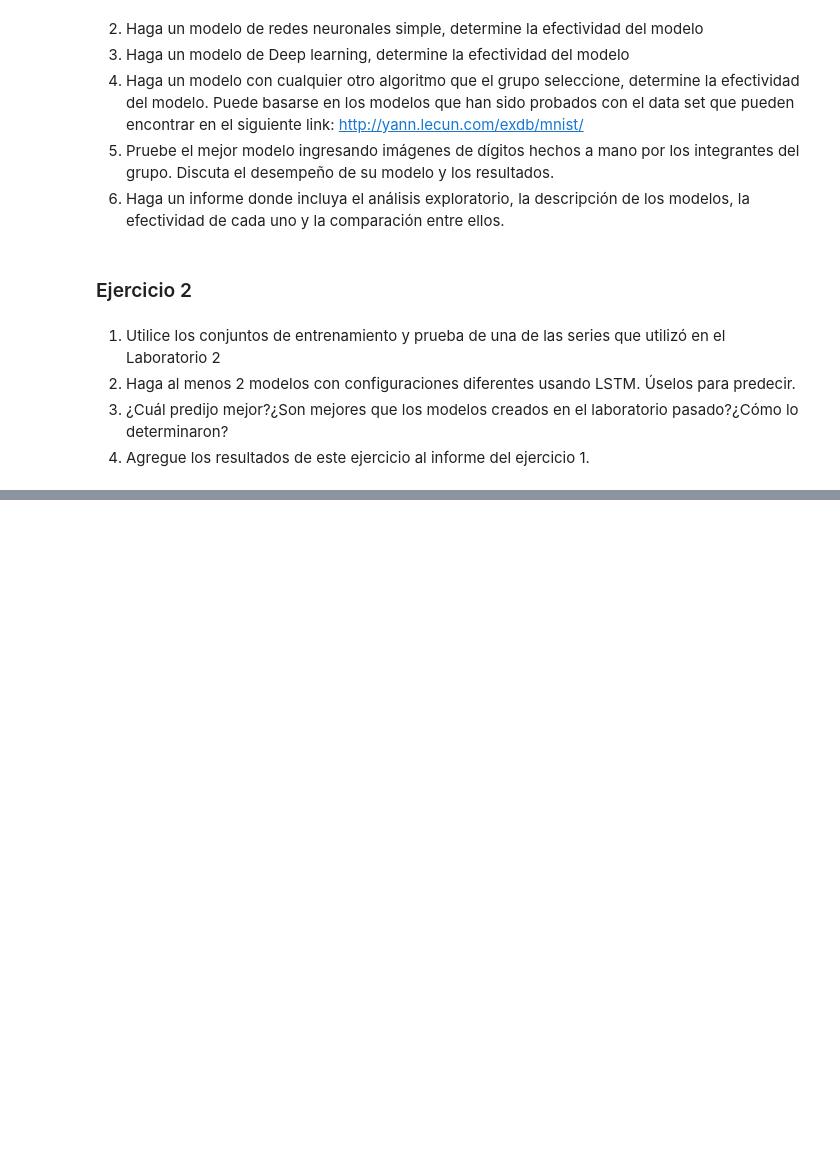
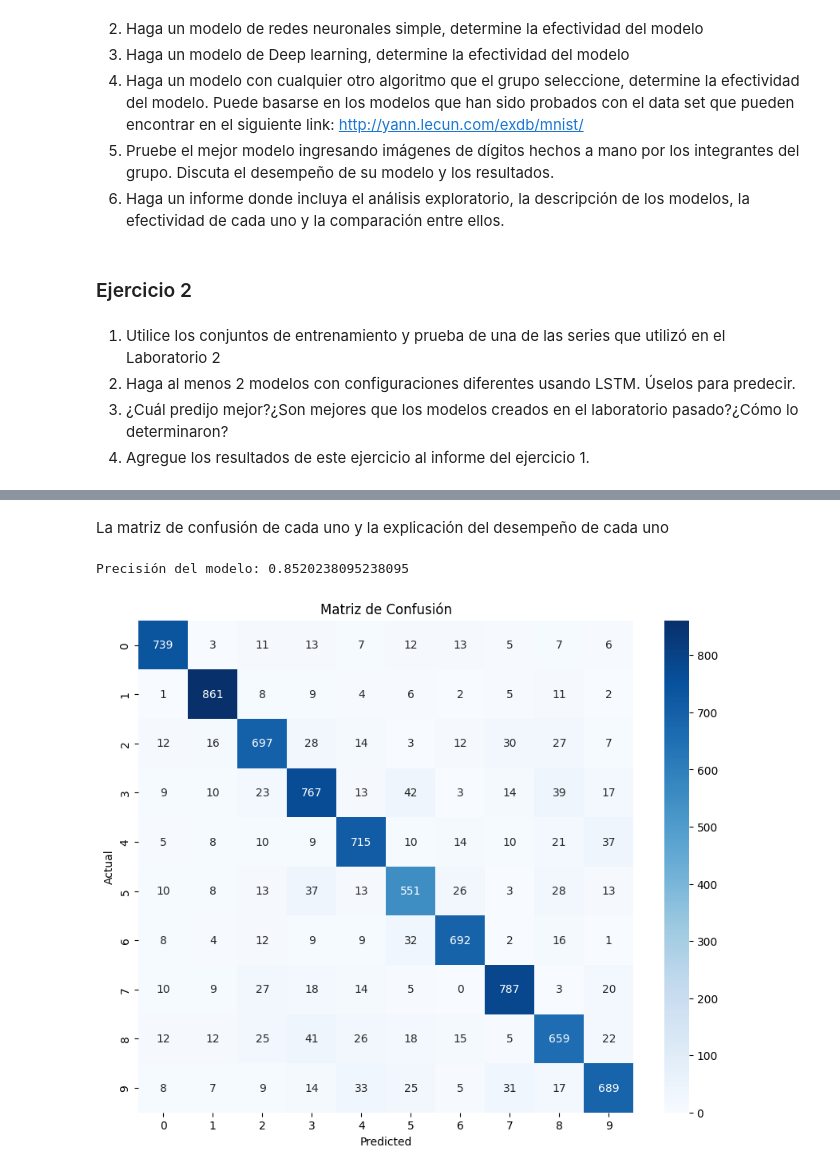
Before and after one commit to CristopherBarrios/Lab3-DeepLearning-DataScience, a Jupyter notebook: lab3.ipynb, the cells around one changed output, grey strips where cells are left out. Drawn from its saved outputs; the diff is of its cells as text; code cells hidden in the pictures; blank space fills up the shorter version.

```diff
--- a/lab3.ipynb
+++ b/lab3.ipynb
@@ -136,0 +175,43 @@ determinaron?
+# %% [markdown]
+La matriz de confusión de cada uno y la explicación del desempeño de cada uno
+# %%
+import pandas as pd
+from sklearn.model_selection import train_test_split
+from sklearn.tree import DecisionTreeClassifier
+from sklearn.metrics import accuracy_score, confusion_matrix
+import seaborn as sns
+import matplotlib.pyplot as plt
+
+# Dividir los datos en características (X) y etiquetas (y)
+X = digit.drop('label', axis=1)
+y = digit['label']
+
+# Dividir los datos en conjuntos de entrenamiento y prueba
+X_train, X_test, y_train, y_test = train_test_split(X, y, test_size=0.2, random_state=42)
+
+# Crear el modelo de Árbol de Decisión
+model = DecisionTreeClassifier()
+
+# Entrenar el modelo
+model.fit(X_train, y_train)
+
+# Realizar predicciones en el conjunto de prueba
+y_pred = model.predict(X_test)
+
+# Calcular la precisión del modelo
+accuracy = accuracy_score(y_test, y_pred)
+print("Precisión del modelo:", accuracy)
+
+# Crear la matriz de confusión
+conf_matrix = confusion_matrix(y_test, y_pred)
+
+# Graficar la matriz de confusión
+plt.figure(figsize=(10, 8))
+sns.heatmap(conf_matrix, annot=True, fmt="d", cmap="Blues", xticklabels=model.classes_, yticklabels=model.classes_)
+plt.xlabel('Predicted')
+plt.ylabel('Actual')
+plt.title('Matriz de Confusión')
+plt.show()
+# %% [output]
+Precisión del modelo: 0.8520238095238095
+[figure, added]
```
Also changed, not shown: parts of 2 cells of this notebook.
